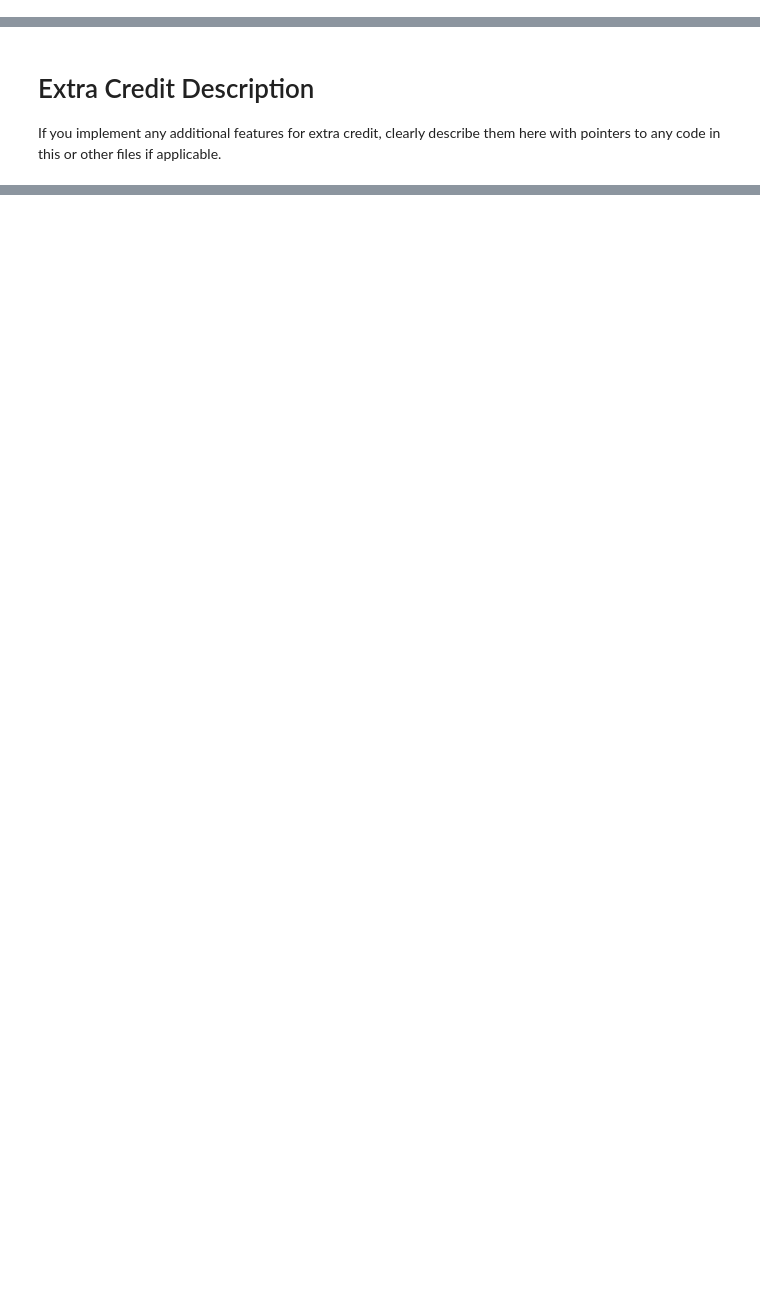
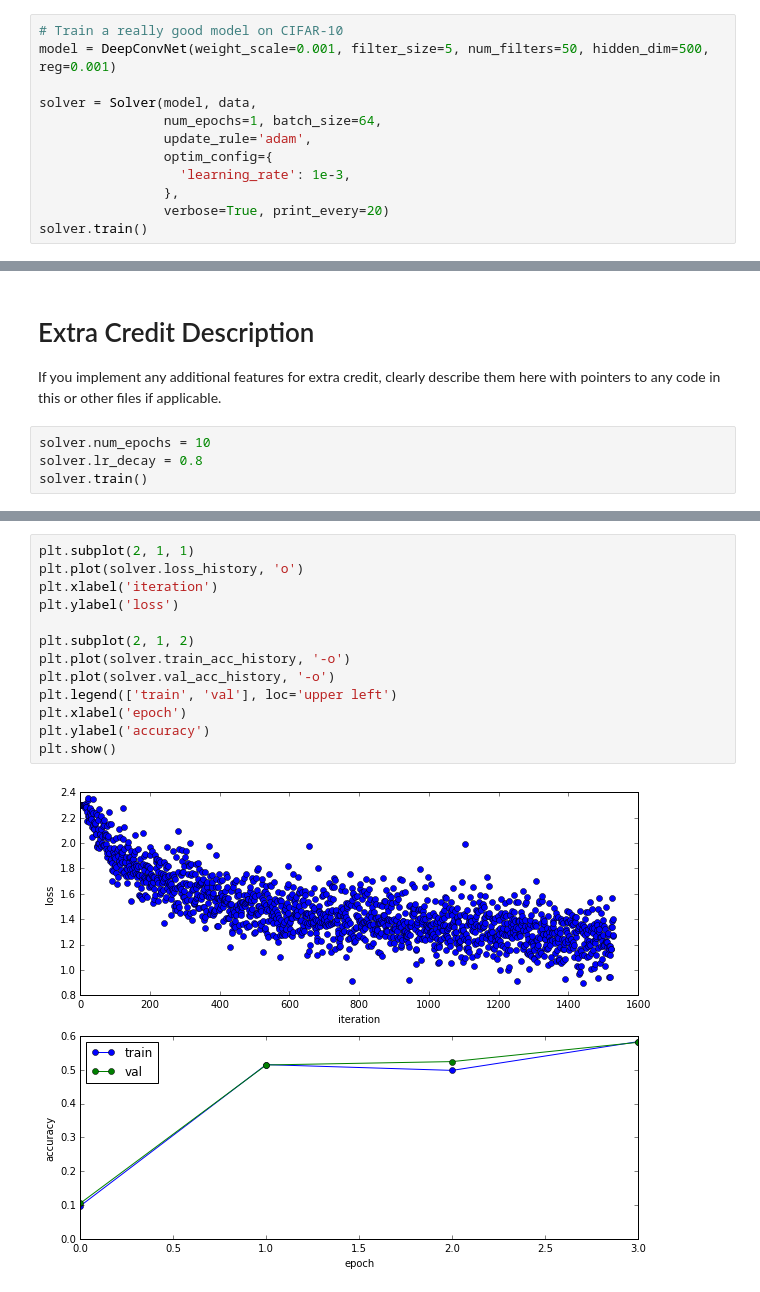
Before and after one commit to jordn/cs231n, a Jupyter notebook: assignment2/ConvolutionalNetworks.ipynb, the cells around one changed output, grey strips where cells are left out. Drawn from its saved outputs; the diff is of its cells as text; blank space fills up the shorter version.

```diff
--- a/assignment2/ConvolutionalNetworks.ipynb
+++ b/assignment2/ConvolutionalNetworks.ipynb
@@ -685,0 +716,12 @@ Have fun and happy training!
+# %%
+# Train a really good model on CIFAR-10
+model = DeepConvNet(weight_scale=0.001, filter_size=5, num_filters=50, hidden_dim=500, reg=0.001)
+
+solver = Solver(model, data,
+                num_epochs=1, batch_size=64,
+                update_rule='adam',
+                optim_config={
+                  'learning_rate': 1e-3,
+                },
+                verbose=True, print_every=20)
+solver.train()
@@ -686,3 +746,7 @@ Have fun and happy training!
 # %% [markdown]
 # Extra Credit Description
 If you implement any additional features for extra credit, clearly describe them here with pointers to any code in this or other files if applicable.
+# %%
+solver.num_epochs = 10
+solver.lr_decay = 0.8
+solver.train()
@@ -688,0 +758,15 @@ If you implement any additional features for extra credit, clearly describe them
+# %%
+plt.subplot(2, 1, 1)
+plt.plot(solver.loss_history, 'o')
+plt.xlabel('iteration')
+plt.ylabel('loss')
+
+plt.subplot(2, 1, 2)
+plt.plot(solver.train_acc_history, '-o')
+plt.plot(solver.val_acc_history, '-o')
+plt.legend(['train', 'val'], loc='upper left')
+plt.xlabel('epoch')
+plt.ylabel('accuracy')
+plt.show()
+# %% [output]
+[figure, added]
```
Also changed, not shown: parts of 5 cells of this notebook, 1 other file.
